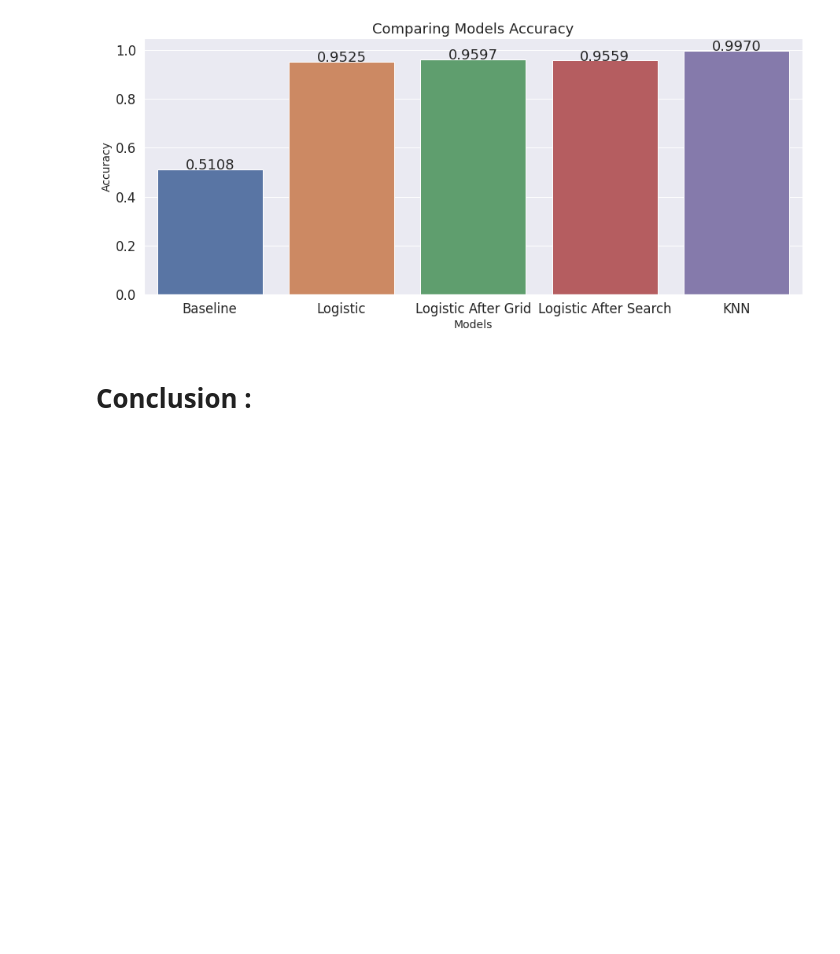
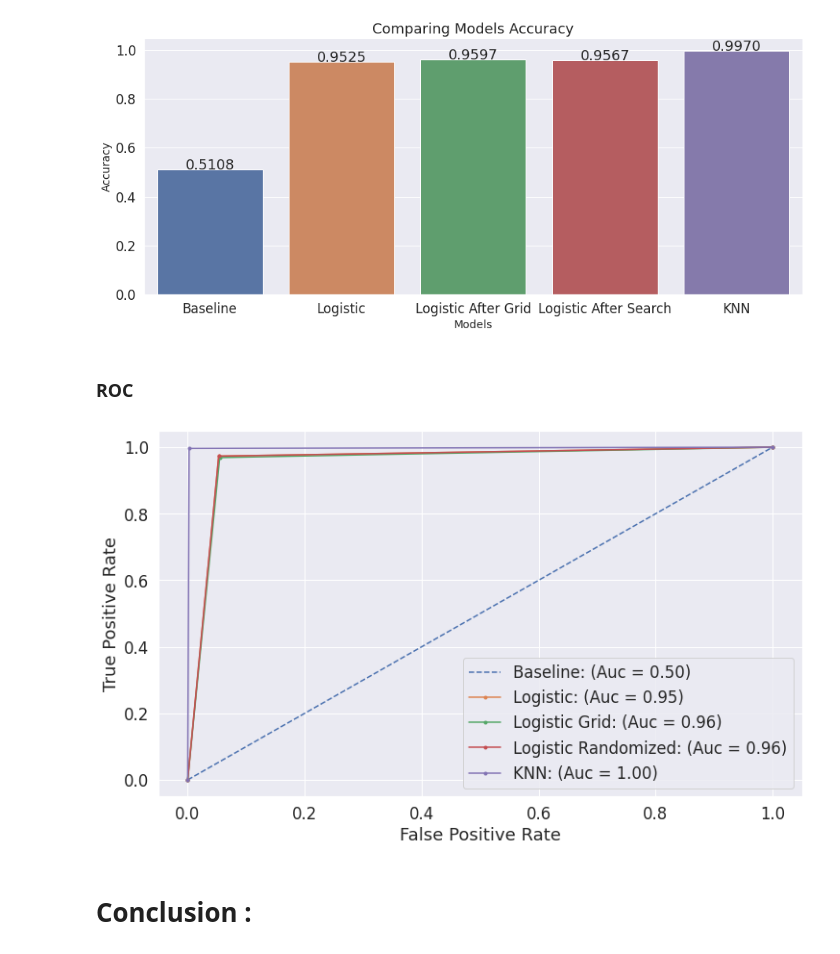
Before and after one commit to Nadda1004/Intro_Machine_learning, a Jupyter notebook: WeekendProject_Week_2/W2_D5_ML_Week2_Project_Dummies_Range.ipynb, the cells around one changed output. Cells and saved outputs as stored; diff of their text form; code cells hidden in the pictures; blank space fills up the shorter version.

```diff
--- a/WeekendProject_Week_2/W2_D5_ML_Week2_Project_Dummies_Range.ipynb
+++ b/WeekendProject_Week_2/W2_D5_ML_Week2_Project_Dummies_Range.ipynb
@@ -619,5 +608,5 @@ search.best_params_
 # %%
-lr = LogisticRegression(C = 3.021584759702439 , penalty = 'l2' )
+lr = LogisticRegression(C = 3.7097860843232953 , penalty = 'l2' )
 lr.fit(x_train , y_train)
 # %% [output]
 STOP: TOTAL NO. of ITERATIONS REACHED LIMIT.
@@ -684,6 +675,35 @@ plt.ylabel("Accuracy", size=14)
 plt.title('Comparing Models Accuracy');
 # %% [output]
 [figure]
+# %% [markdown]
+### ROC
+# %%
+# calculate roc curves
+bl_fpr, bl_tpr, _ = roc_curve(y_test, baseline_preds)
+lr_fpr, lr_tpr, _ = roc_curve(y_test, lr_preds)
+lr_g_fpr, lr_g_tpr, _ = roc_curve(y_test, lr_preds_grid)
+lr_s_fpr, lr_s_tpr, _ = roc_curve(y_test, lr_preds_search)
+knn_fpr, knn_tpr, _ = roc_curve(y_test, perds_knn)
+# area under the curve
+bl_auc = auc(bl_fpr , bl_tpr)
+lr_auc = auc(lr_fpr , lr_tpr)
+lr_g_auc = auc(lr_g_fpr , lr_g_tpr)
+lr_s_auc = auc(lr_s_fpr , lr_s_tpr)
+knn_auc = auc(knn_fpr , knn_tpr)
+# plot the roc curve for the model
+plt.figure(figsize=(12,7))
+plt.plot(bl_fpr, bl_tpr, linestyle='--', label='Baseline: (Auc = %0.2f)' % bl_auc)
+plt.plot(lr_g_fpr, lr_g_tpr, marker='.', label='Logistic: (Auc = %0.2f)' % lr_auc)
+plt.plot(lr_s_fpr, lr_s_tpr, marker='.', label='Logistic Grid: (Auc = %0.2f)' % lr_g_auc)
+plt.plot(lr_g_fpr, lr_g_tpr, marker='.', label='Logistic Randomized: (Auc = %0.2f)' % lr_s_auc)
+plt.plot(knn_fpr, knn_tpr, marker='.', label='KNN: (Auc = %0.2f)' % knn_auc)
+# axis labels
+plt.xlabel('False Positive Rate')
+plt.ylabel('True Positive Rate')
+# show the legend
+plt.legend();
+# %% [output]
+[figure, added]
 # %% [markdown]
 # Conclusion :
 # %% [markdown]
```
Also changed, not shown: parts of 8 cells of this notebook.
